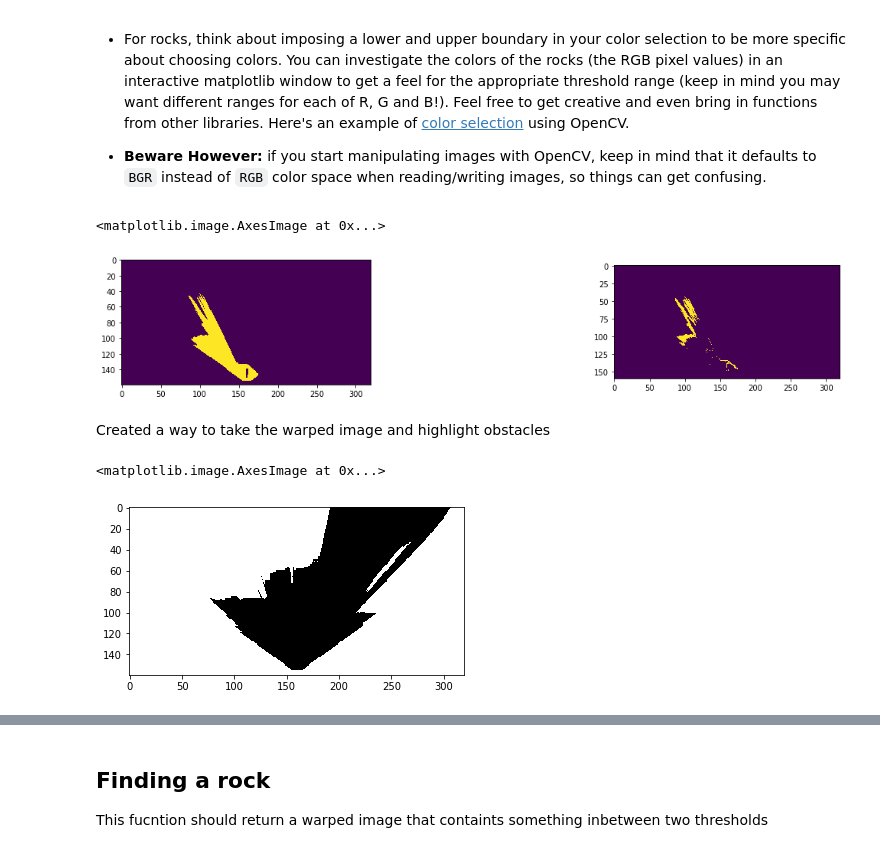
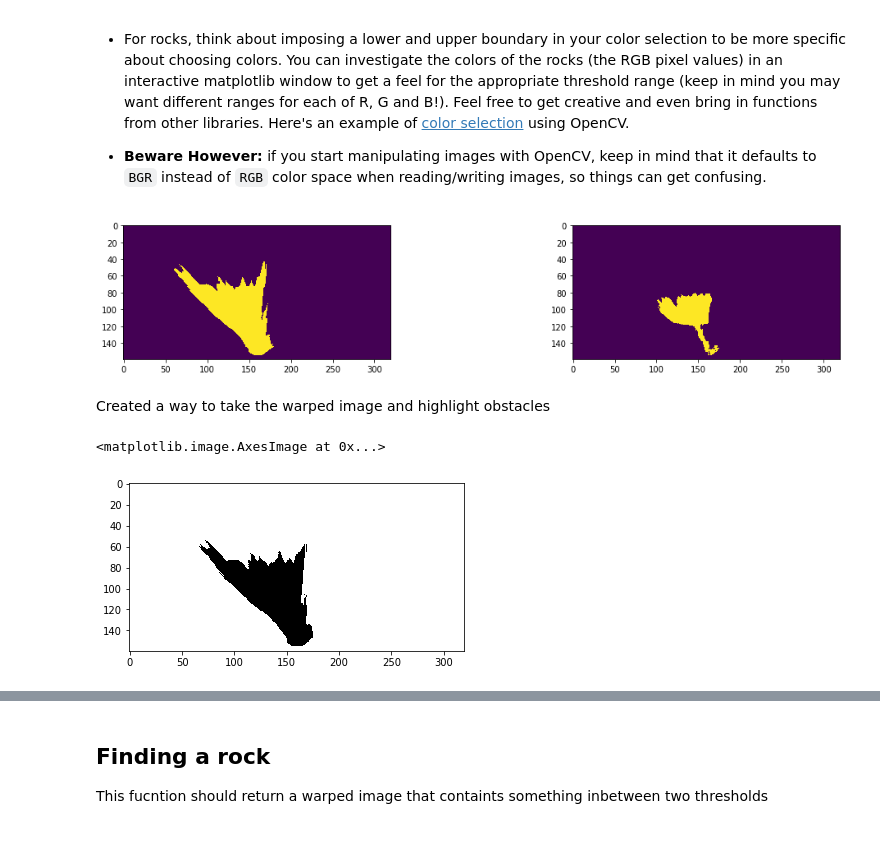
Before and after one commit to iFoxbox/RoboND-Rover-Project, a Jupyter notebook: code/Rover_Project_Test_Notebook.ipynb, the cells around one changed output, grey strips where cells are left out. Drawn from its saved outputs; the diff is of its cells as text; code cells hidden in the pictures.

```diff
--- a/code/Rover_Project_Test_Notebook.ipynb
+++ b/code/Rover_Project_Test_Notebook.ipynb
@@ -124,42 +124,40 @@ Define the color thresholding function from the lesson and apply it to the warpe
 # Threshold of RGB > 160 does a nice job of identifying ground pixels only
 def color_thresh(img, rgb_thresh=(120, 120,120 )):
     # Create an array of zeros same xy size as img, but single channel
     color_select = np.zeros_like(img[:,:,0])
     # Require that each pixel be above all three threshold values in RGB
     # above_thresh will now contain a boolean array with "True"
     # where threshold was met
     above_thresh = (img[:,:,0] > rgb_thresh[0]) \
                 & (img[:,:,1] > rgb_thresh[1]) \
                 & (img[:,:,2] > rgb_thresh[2])
     # Index the array of zeros with the boolean array and set to 1
     color_select[above_thresh] = 1
     # Return the binary image
     return color_select
 
 #comparing different Thresholds
 fig2 = plt.figure(figsize=(18,3))
 plt.subplot(121)
 test = (100,100,100)
 a =color_thresh(warped,test)
 plt.imshow(a)
 plt.subplot(122)
 test = (160,160,160)
 b =color_thresh(warped,test)
 plt.imshow(color_thresh(warped,test))
 c =a-b
-plt.subplot(133)
-plt.imshow(c)
+
 #threshed = color_thresh(warped)
 #plt.imshow(threshed, cmap='gray')
 #scipy.misc.imsave('../output/warped_threshed.jpg', threshed*255)
 # %% [output]
-<matplotlib.image.AxesImage at 0x...>
-[figure, old version]
+[figure, new version]
 # %% [markdown]
 Created a way to take the warped image and highlight obstacles
 # %%
 #Fucntion to detect obsticles
-def find_ubstruction(img, rgb_thresh=(160, 160, 160)):
+def find_ubstruction(img, rgb_thresh=(140, 140, 140)):
     # Create an array of zeros same xy size as img, but single channel
     color_select = np.zeros_like(img[:,:,0])
     # Require that each pixel be above all three threshold values in RGB
@@ -177,4 +175,4 @@ ubstruction = find_ubstruction(warped)
 plt.imshow(ubstruction, cmap='gray')
 # %% [output]
 <matplotlib.image.AxesImage at 0x...>
-[figure, old version]
+[figure, new version]
```
Also changed, not shown: parts of 3 cells of this notebook, 3 other files.
